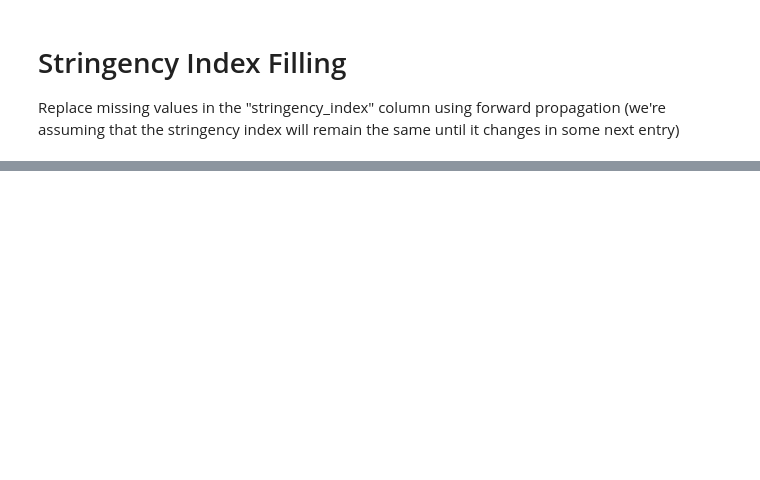
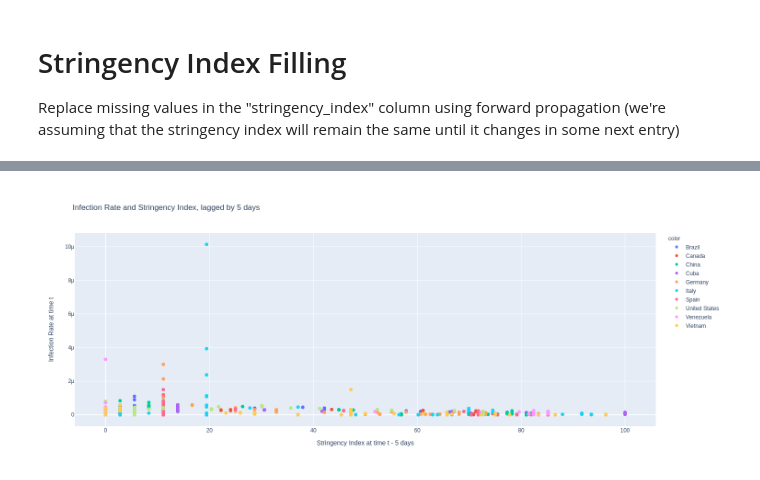
Before and after one commit to cmpaulo/corona, a Jupyter notebook: data_explorer_ML.ipynb, the cells around one changed output, grey strips where cells are left out. Drawn from its saved outputs; the diff is of its cells as text; code cells hidden in the pictures; blank space fills up the shorter version.

```diff
--- a/data_explorer_ML.ipynb
+++ b/data_explorer_ML.ipynb
@@ -243,0 +373,18 @@ NaN in column days_into_pandemic: 0.
+# %%
+lag_days = 5
+countries = ['Brazil', 'United States', 'Italy', 'Spain', 'China', 'Vietnam', 'Cuba', 'Venezuela', 'Germany', 'Canada']
+to_plot = data.loc[countries]
+
+fig = px.scatter(x=to_plot['stringency_index'].groupby('location').shift(lag_days)[to_plot['days_into_pandemic'] >= 0],
+            y=to_plot['infection_rate'][to_plot['days_into_pandemic'] >= 0],
+            color=to_plot[to_plot['days_into_pandemic'] >= 0].index.get_level_values('location'),
+            labels={'x': 'Stringency Index at time t - {} days'.format(lag_days), 'y': 'Infection Rate at time t'},
+            height=600, width=1500,
+            title='Infection Rate and Stringency Index, lagged by {} days'.format(lag_days))
+
+if github_page:
+    fig.show('png', height=600, width=1500)
+else:
+    fig.show()
+# %% [output]
+[figure, added]
```
Also changed, not shown: parts of 54 cells of this notebook, 9 other files.
